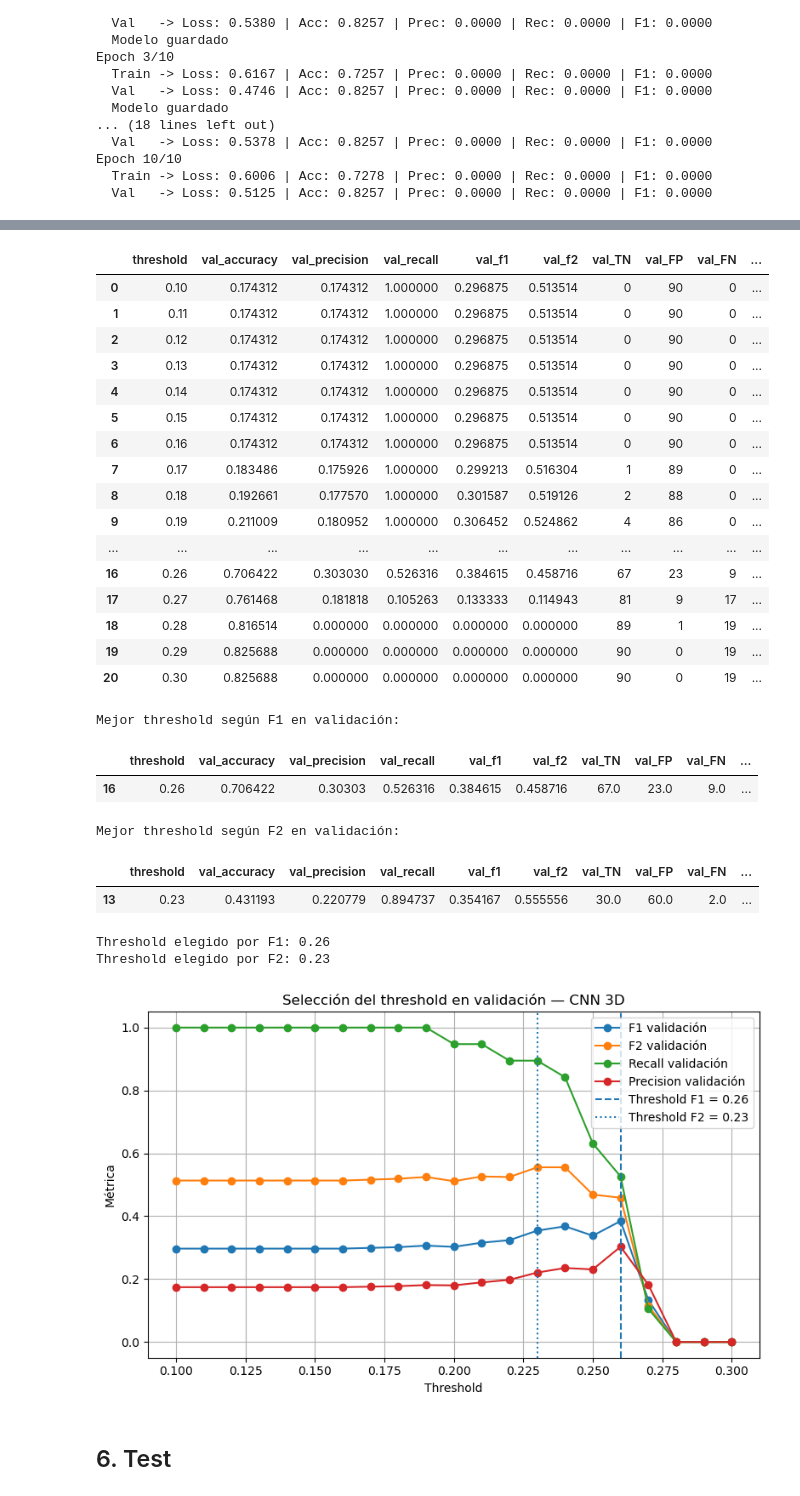
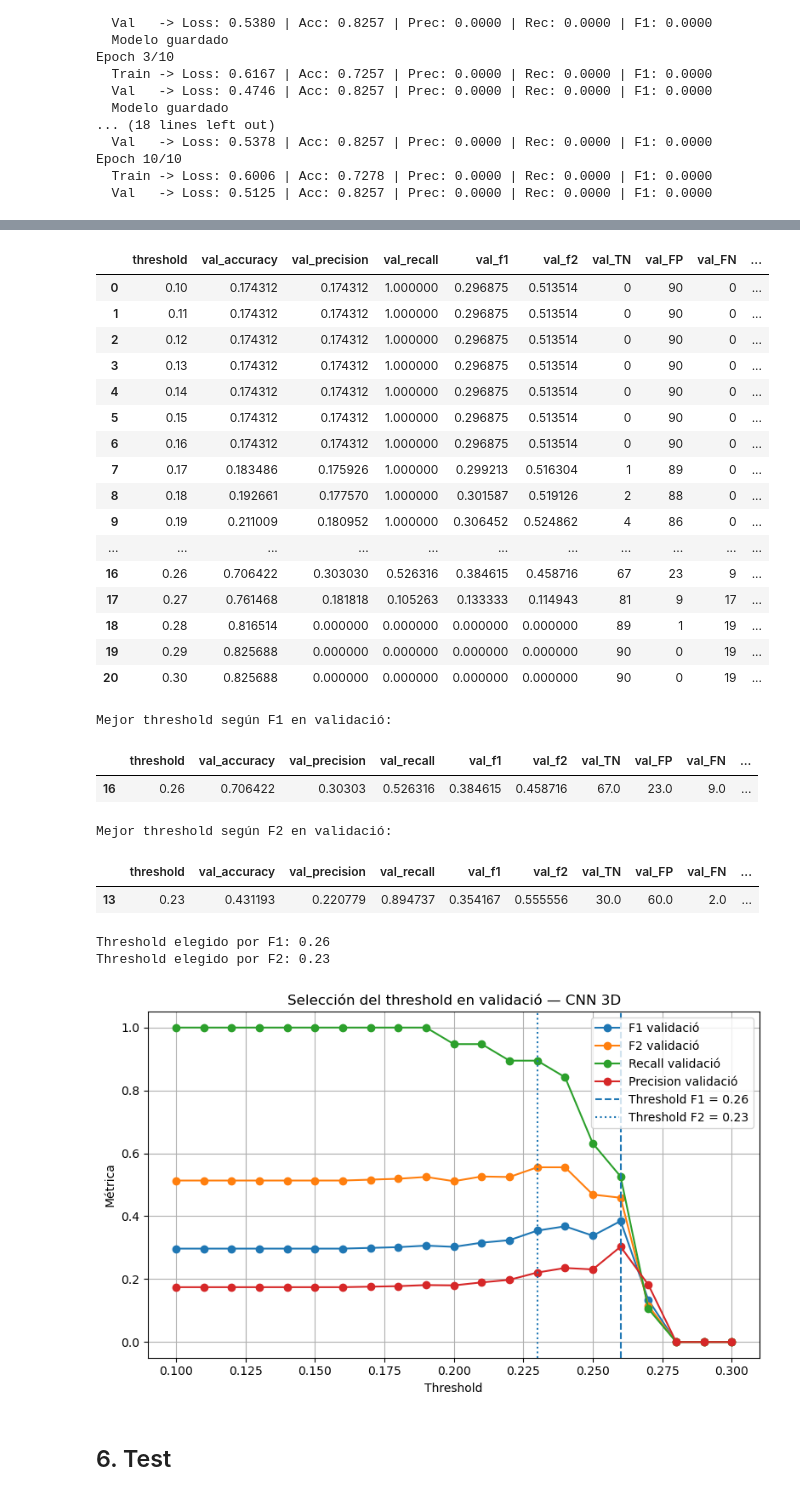
Before and after one commit to DavidRuizC/AlzheimerClassification, a Jupyter notebook: CNN.ipynb, the cells around one changed output, grey strips where cells are left out. Cells and saved outputs as stored; diff of their text form; code cells hidden in the pictures.

```diff
--- a/CNN.ipynb
+++ b/CNN.ipynb
@@ -455,5 +578,19 @@ Epoch 10/10
 # %%
 def fbeta_score_manual(precision, recall, beta=2):
+    """
+    Funció auxiliar `fbeta_score_manual` utilitzada dins del flux de treball de la notebook.
+
+    Aquesta funció encapsula una part del processament per mantenir el codi més
+    organitzat, reutilitzable i fàcil d'interpretar durant l'anàlisi.
+
+    Paràmetres:
+        precision: Paràmetre d'entrada utilitzat per la funció.
+        recall: Paràmetre d'entrada utilitzat per la funció.
+        beta: Paràmetre d'entrada utilitzat per la funció.
+
+    Retorna:
+        Resultat generat per la funció segons l'operació implementada.
+    """
     if precision == 0 and recall == 0:
         return 0.0
     return (1 + beta**2) * (precision * recall) / ((beta**2 * precision) + recall)
@@ -463,7 +600,7 @@ model.load_state_dict(torch.load(BEST_MODEL_PATH, map_location=device, weights_o
 
 val_probs, val_labels = get_probabilities(model, val_loader, device)
 
-print("Probabilidades validación:")
+print("Probabilidades validació:")
 print("min:", val_probs.min())
 print("max:", val_probs.max())
 print("mean:", val_probs.mean())
@@ -499,10 +636,10 @@ for t in thresholds:
 
 df_thresholds = pd.DataFrame(results)
 
-print("Malla de thresholds en validación:")
+print("Malla de thresholds en validació:")
 display(df_thresholds)
 
-# Elegir mejor threshold por F1 y por F2, usando SOLO validación
+# Escollir el millor llindar segons F1 i F2, utilitzant NOMÉS validació
 best_row_f1 = df_thresholds.sort_values(
     by=["val_f1", "val_recall", "val_precision"],
     ascending=False
@@ -516,28 +653,28 @@ best_row_f2 = df_thresholds.sort_values(
 best_threshold_f1 = float(best_row_f1["threshold"])
 best_threshold_f2 = float(best_row_f2["threshold"])
 
-print("\nMejor threshold según F1 en validación:")
+print("\nMejor threshold según F1 en validació:")
 display(best_row_f1.to_frame().T)
 
-print("\nMejor threshold según F2 en validación:")
+print("\nMejor threshold según F2 en validació:")
 display(best_row_f2.to_frame().T)
 
 print(f"\nThreshold elegido por F1: {best_threshold_f1:.2f}")
 print(f"Threshold elegido por F2: {best_threshold_f2:.2f}")
 
-# Gráfico comparativo
+# Gràfic comparatiu
 plt.figure(figsize=(8, 5))
-plt.plot(df_thresholds["threshold"], df_thresholds["val_f1"], marker="o", label="F1 validación")
-plt.plot(df_thresholds["threshold"], df_thresholds["val_f2"], marker="o", label="F2 validación")
-plt.plot(df_thresholds["threshold"], df_thresholds["val_recall"], marker="o", label="Recall validación")
-plt.plot(df_thresholds["threshold"], df_thresholds["val_precision"], marker="o", label="Precision validación")
+plt.plot(df_thresholds["threshold"], df_thresholds["val_f1"], marker="o", label="F1 validació")
+plt.plot(df_thresholds["threshold"], df_thresholds["val_f2"], marker="o", label="F2 validació")
+plt.plot(df_thresholds["threshold"], df_thresholds["val_recall"], marker="o", label="Recall validació")
+plt.plot(df_thresholds["threshold"], df_thresholds["val_precision"], marker="o", label="Precision validació")
 
 plt.axvline(best_threshold_f1, linestyle="--", label=f"Threshold F1 = {best_threshold_f1:.2f}")
 plt.axvline(best_threshold_f2, linestyle=":", label=f"Threshold F2 = {best_threshold_f2:.2f}")
 
 plt.xlabel("Threshold")
 plt.ylabel("Métrica")
-plt.title("Selección del threshold en validación — CNN 3D")
+plt.title("Selección del threshold en validació — CNN 3D")
 plt.legend()
 plt.grid(True)
 plt.tight_layout()
@@ -552,29 +689,29 @@ Malla de thresholds en validación:
 |  | threshold | val_accuracy | val_precision | val_recall | val_f1 | val_f2 | val_TN | val_FP | val_FN | ... |
 | 0 | 0.10 | 0.174312 | 0.174312 | 1.000000 | 0.296875 | 0.513514 | 0 | 90 | 0 | ... |
 | 1 | 0.11 | 0.174312 | 0.174312 | 1.000000 | 0.296875 | 0.513514 | 0 | 90 | 0 | ... |
 | 2 | 0.12 | 0.174312 | 0.174312 | 1.000000 | 0.296875 | 0.513514 | 0 | 90 | 0 | ... |
 | 3 | 0.13 | 0.174312 | 0.174312 | 1.000000 | 0.296875 | 0.513514 | 0 | 90 | 0 | ... |
 | 4 | 0.14 | 0.174312 | 0.174312 | 1.000000 | 0.296875 | 0.513514 | 0 | 90 | 0 | ... |
 | 5 | 0.15 | 0.174312 | 0.174312 | 1.000000 | 0.296875 | 0.513514 | 0 | 90 | 0 | ... |
 | 6 | 0.16 | 0.174312 | 0.174312 | 1.000000 | 0.296875 | 0.513514 | 0 | 90 | 0 | ... |
 | 7 | 0.17 | 0.183486 | 0.175926 | 1.000000 | 0.299213 | 0.516304 | 1 | 89 | 0 | ... |
 | 8 | 0.18 | 0.192661 | 0.177570 | 1.000000 | 0.301587 | 0.519126 | 2 | 88 | 0 | ... |
 | 9 | 0.19 | 0.211009 | 0.180952 | 1.000000 | 0.306452 | 0.524862 | 4 | 86 | 0 | ... |
 | ... | ... | ... | ... | ... | ... | ... | ... | ... | ... | ... |
 | 16 | 0.26 | 0.706422 | 0.303030 | 0.526316 | 0.384615 | 0.458716 | 67 | 23 | 9 | ... |
 | 17 | 0.27 | 0.761468 | 0.181818 | 0.105263 | 0.133333 | 0.114943 | 81 | 9 | 17 | ... |
 | 18 | 0.28 | 0.816514 | 0.000000 | 0.000000 | 0.000000 | 0.000000 | 89 | 1 | 19 | ... |
 | 19 | 0.29 | 0.825688 | 0.000000 | 0.000000 | 0.000000 | 0.000000 | 90 | 0 | 19 | ... |
 | 20 | 0.30 | 0.825688 | 0.000000 | 0.000000 | 0.000000 | 0.000000 | 90 | 0 | 19 | ... |
-Mejor threshold según F1 en validación:
+Mejor threshold según F1 en validació:
 |  | threshold | val_accuracy | val_precision | val_recall | val_f1 | val_f2 | val_TN | val_FP | val_FN | ... |
 | 16 | 0.26 | 0.706422 | 0.30303 | 0.526316 | 0.384615 | 0.458716 | 67.0 | 23.0 | 9.0 | ... |
-Mejor threshold según F2 en validación:
+Mejor threshold según F2 en validació:
 |  | threshold | val_accuracy | val_precision | val_recall | val_f1 | val_f2 | val_TN | val_FP | val_FN | ... |
 | 13 | 0.23 | 0.431193 | 0.220779 | 0.894737 | 0.354167 | 0.555556 | 30.0 | 60.0 | 2.0 | ... |
 Threshold elegido por F1: 0.26
 Threshold elegido por F2: 0.23
-[figure, old version]
+[figure, new version]
 # %% [markdown]
 ## 6. Test
 # %%
```
Also changed, not shown: parts of 10 cells of this notebook, 3 other files.
